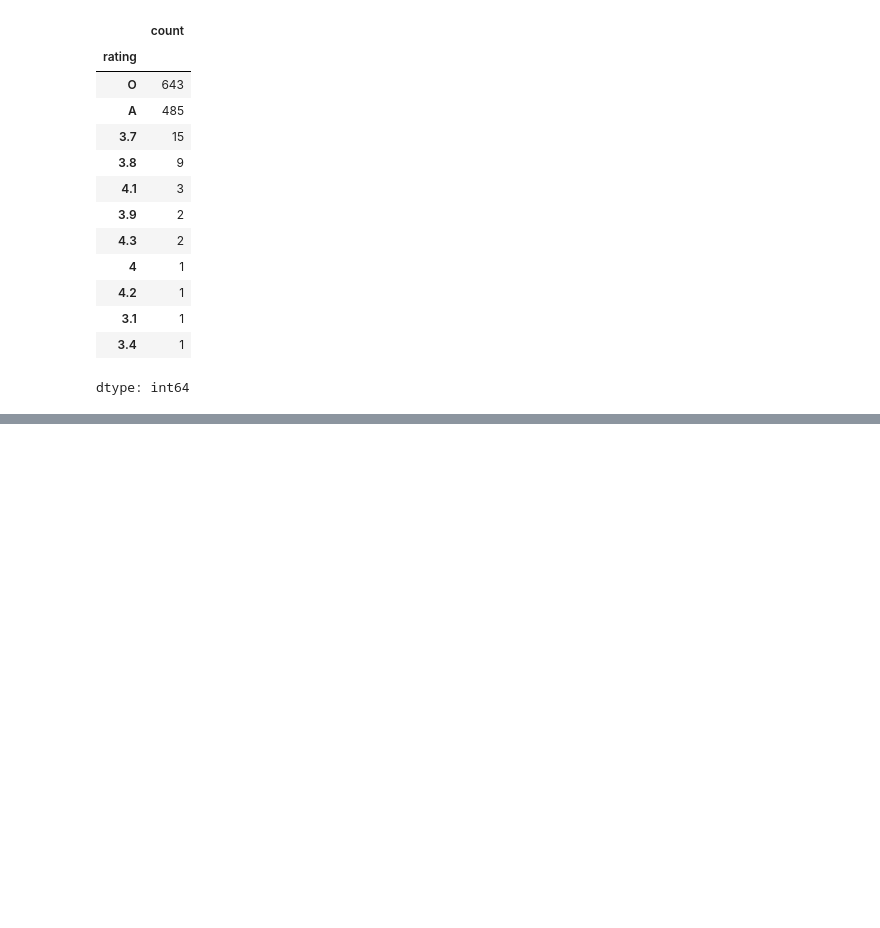
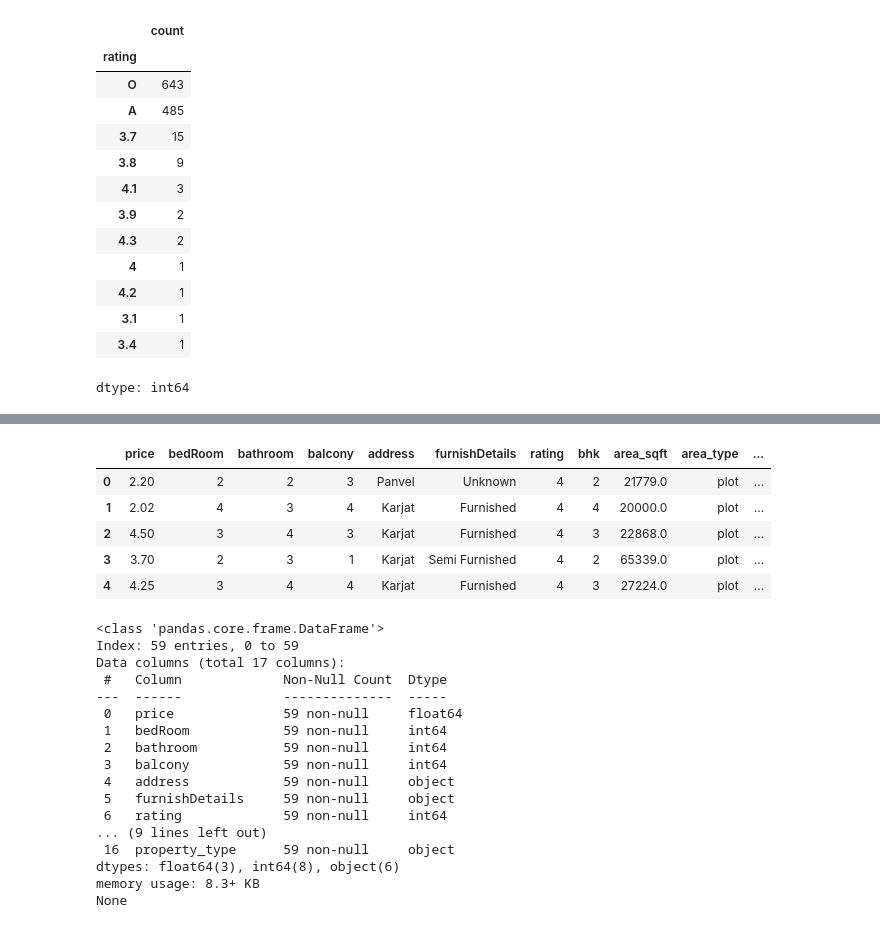
Before and after one commit to ShlokBagwe/Realytics-End-to-End-Real-Estate-Intelligence-Platform, a Jupyter notebook: Pre-Processing/House_Data_Pre_processing.ipynb, the cells around one changed output, grey strips where cells are left out. Drawn from its saved outputs; the diff is of its cells as text; code cells hidden in the pictures; blank space fills up the shorter version.

Commit message:
Cleaned and Merged

```diff
--- a/Pre-Processing/House_Data_Pre_processing.ipynb
+++ b/Pre-Processing/House_Data_Pre_processing.ipynb
@@ -639,0 +806,3 @@ df1.to_csv("cleaned_independent_house.csv",index=False)
+# %%
+df2.drop(columns=['area', 'areaWithType', 'link', 'property_id'], inplace=True)
+display(df2.head())
@@ -639,0 +818,14 @@ df1.to_csv("cleaned_independent_house.csv",index=False)
+# %%
+def clean_df2_price(text):
+    if pd.isna(text): return np.nan
+    text = text.replace("Rs. ", "").strip()
+    if "Crore" in text:
+        return round(float(text.replace(" Crore", "").strip()), 2)
+    if "Lac" in text:
+        return round(float(text.replace(" Lac", "").strip()) / 100, 2)
+    return np.nan
+
+df2['price'] = df2['price'].apply(clean_df2_price)
+df2['address'] = df2['address'].apply(clean_location)
+df2['rate_per_sqft'] = (df2['price'] * 10000000) / df2['area_sqft']
+display(df2[['price', 'address', 'area_sqft', 'area_type']].head())
@@ -639,0 +848,2 @@ df1.to_csv("cleaned_independent_house.csv",index=False)
+# %%
+df2.drop(34, inplace=True)
@@ -639,0 +856,49 @@ df1.to_csv("cleaned_independent_house.csv",index=False)
+# %%
+df2['noOfFloor'] = df2['floorNum'].str.split(' ').str.get(0).fillna(0).astype(float).astype(int)
+
+# Parse age and possession
+df2[['property_age', 'possession_status']] = df2['agePossession'].apply(
+    lambda x: pd.Series(parse_age_possession(x))
+)
+df2['possession_status'] = df2['possession_status'].replace(possession_map)
+df2['property_age'] = df2['property_age'].fillna(df2['property_age'].mode()[0])
+df2['possession_status'] = df2['possession_status'].fillna(df2['possession_status'].mode()[0])
+
+# Standardize categorical and numerical counts
+df2['furnishDetails'] = df2['furnishDetails'].apply(furnishDetail)
+df2['nearby_loc_count'] = df2['nearbyLocations'].apply(lambda x: len(str(x).split('|')) if pd.notna(x) else 0)
+df2['feature_count'] = df2['features'].apply(lambda x: len(str(x).split('|')) if pd.notna(x) else 0)
+df2['rating'] = df2['rating'].apply(parse_rating)
+
+# Add property type for future merging
+df2['property_type'] = 'Farm House'
+
+# Drop raw columns no longer needed
+df2.drop(columns=['roperty_name', 'floorNum', 'facing', 'agePossession', 'nearbyLocations', 'description', 'features', 'additionalRoom'], inplace=True, errors='ignore')
+
+display(df2.head())
+print(df2.info())
+# %% [output]
+|  | price | bedRoom | bathroom | balcony | address | furnishDetails | rating | bhk | area_sqft | area_type | ... |
+| 0 | 2.20 | 2 | 2 | 3 | Panvel | Unknown | 4 | 2 | 21779.0 | plot | ... |
+| 1 | 2.02 | 4 | 3 | 4 | Karjat | Furnished | 4 | 4 | 20000.0 | plot | ... |
+| 2 | 4.50 | 3 | 4 | 3 | Karjat | Furnished | 4 | 3 | 22868.0 | plot | ... |
+| 3 | 3.70 | 2 | 3 | 1 | Karjat | Semi Furnished | 4 | 2 | 65339.0 | plot | ... |
+| 4 | 4.25 | 3 | 4 | 4 | Karjat | Furnished | 4 | 3 | 27224.0 | plot | ... |
+<class 'pandas.core.frame.DataFrame'>
+Index: 59 entries, 0 to 59
+Data columns (total 17 columns):
+ #   Column             Non-Null Count  Dtype
+---  ------             --------------  -----
+ 0   price              59 non-null     float64
+ 1   bedRoom            59 non-null     int64
+ 2   bathroom           59 non-null     int64
+ 3   balcony            59 non-null     int64
+ 4   address            59 non-null     object
+ 5   furnishDetails     59 non-null     object
+ 6   rating             59 non-null     int64
+... (9 lines left out)
+ 16  property_type      59 non-null     object
+dtypes: float64(3), int64(8), object(6)
+memory usage: 8.3+ KB
+None
```
Also changed, not shown: parts of 32 cells of this notebook.
